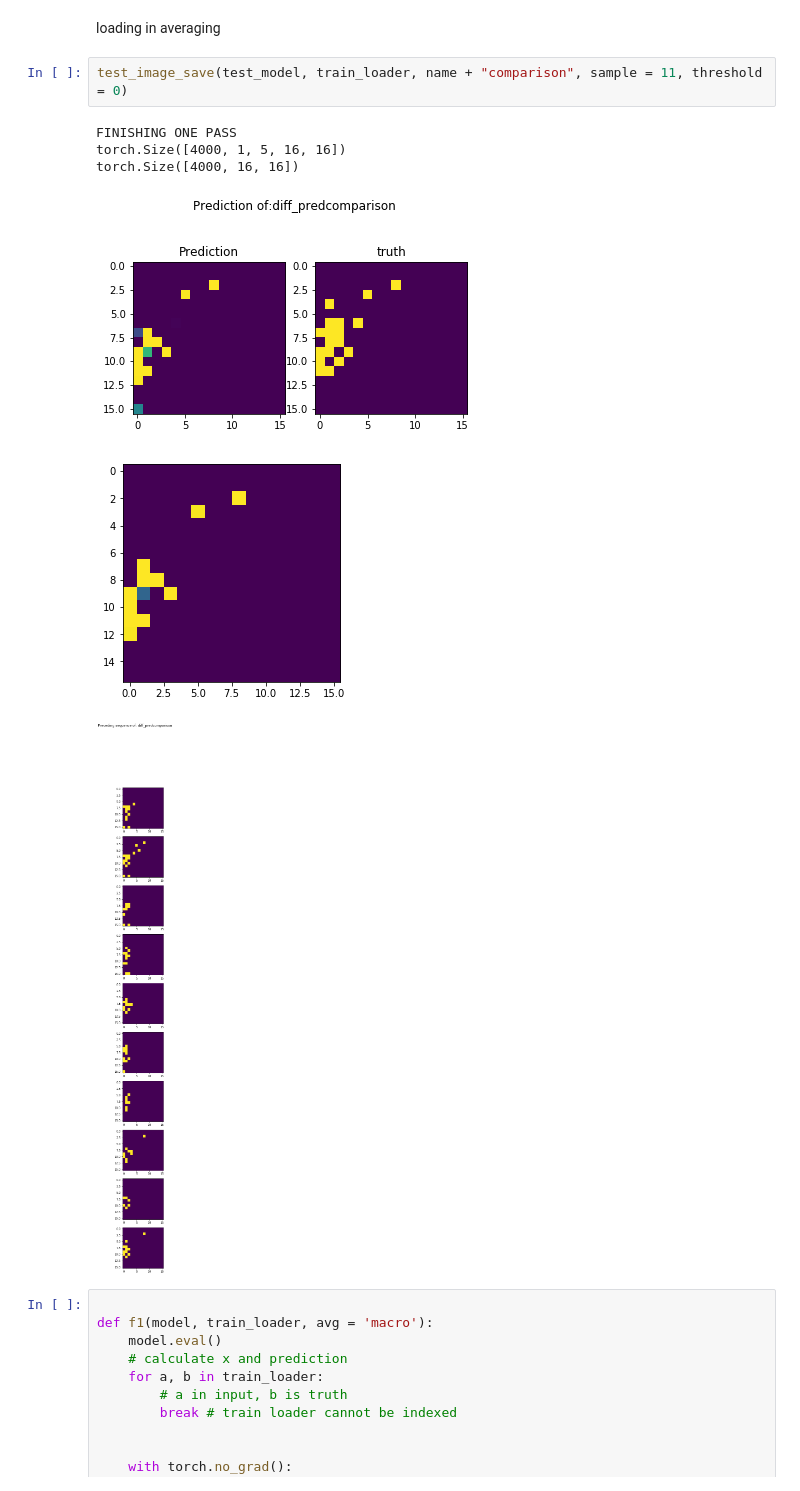
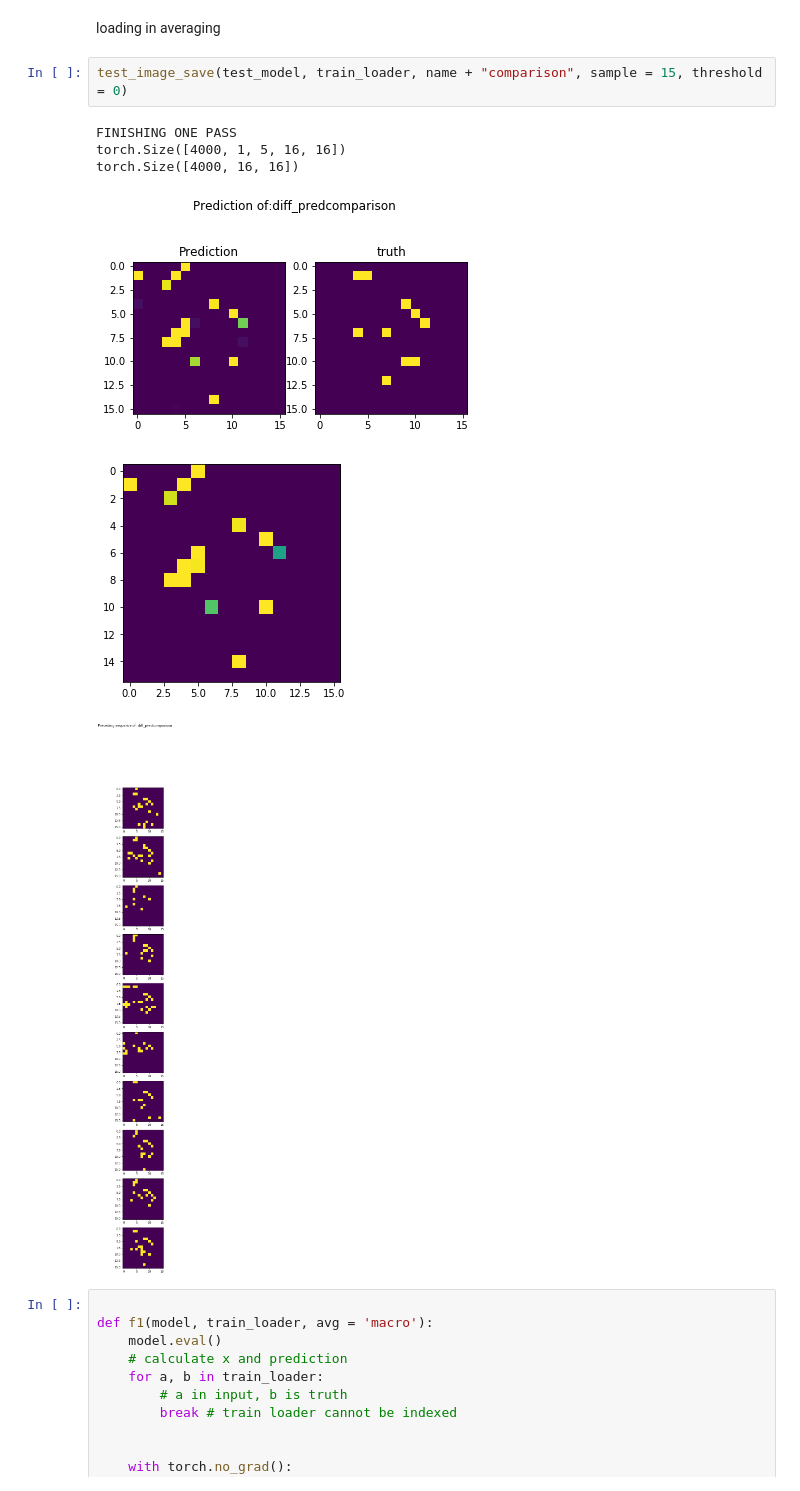
Before and after one commit to Garethlomax/acse-9-independent-research-project-Garethlomax, a Jupyter notebook: Model_testing.ipynb, the cells around one changed output. Cells and saved outputs as stored; diff of their text form.

Commit message:
Plots for presentation

```diff
--- a/Model_testing.ipynb
+++ b/Model_testing.ipynb
@@ -1194,14 +1206,14 @@ DataParallel(
 # %% [markdown]
 loading in averaging
 # %%
-test_image_save(test_model, train_loader, name + "comparison", sample = 11, threshold = 0)
+test_image_save(test_model, train_loader, name + "comparison", sample = 15, threshold = 0)
 # %% [output]
 FINISHING ONE PASS
 torch.Size([4000, 1, 5, 16, 16])
 torch.Size([4000, 16, 16])
-[figure, old version]
+[figure, new version]
-[figure, old version]
+[figure, new version]
-[figure, old version]
+[figure, new version]
 # %%
 
 def f1(model, train_loader, avg = 'macro'):
```
Also changed, not shown: parts of 6 cells of this notebook.
